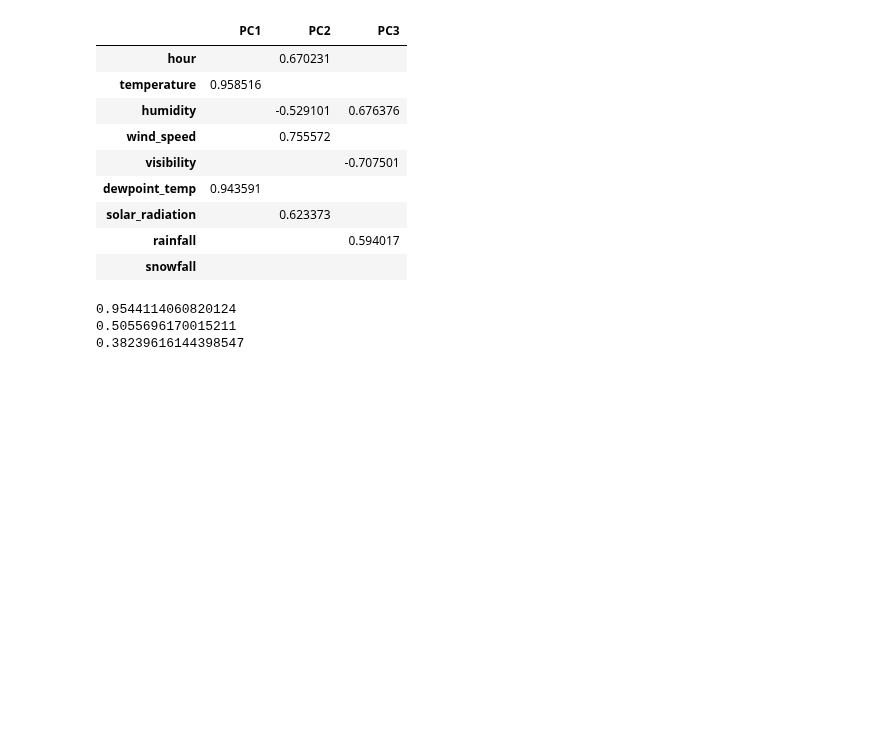
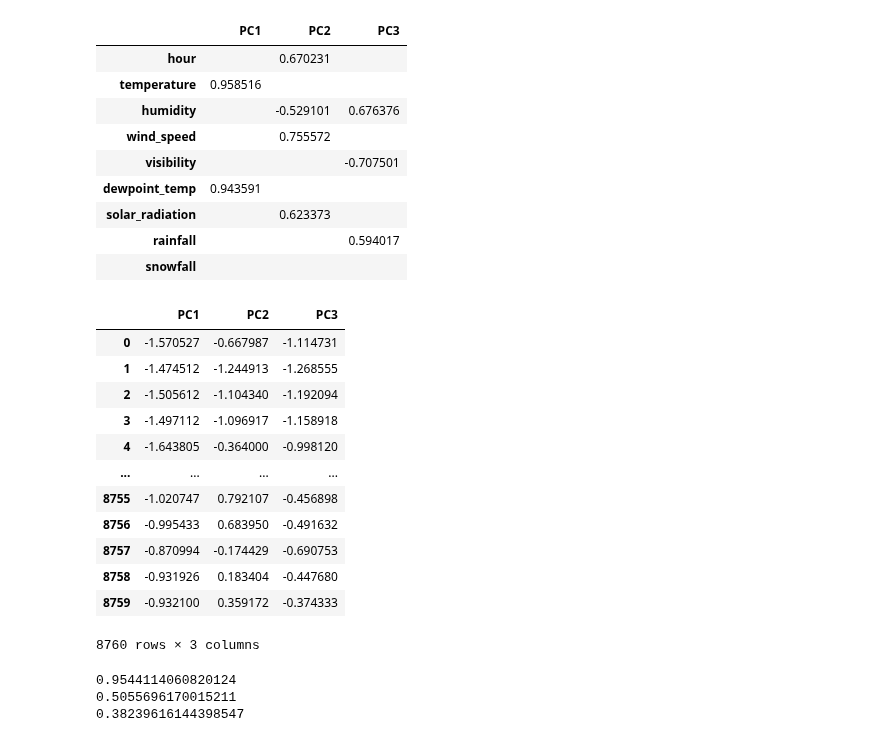
Before and after one commit to Jiian/seoulbike, a Jupyter notebook: PCA/pca bike.ipynb, the cells around one changed output. Cells and saved outputs as stored; diff of their text form; code cells hidden in the pictures; blank space fills up the shorter version.

```diff
--- a/PCA/pca bike.ipynb
+++ b/PCA/pca bike.ipynb
@@ -237,7 +237,10 @@ def evaluate_pcs(num_of_pcs,data):
     for i in loadingcols:
         newcols[i] = "PC" + str(i+1)
     loadings.rename(columns = newcols,inplace=True)
-    return loadings
+
+
+    df_pca = f.transform(data)
+    return loadings , df_pca
 
 # The following function generates the rotation matrix. Recall that we use
 # this matrix to determine if the PCs generated are easily understandable and appropriate.
@@ -250,7 +253,8 @@ def CronbachAlpha(itemscores): #calculate the CronbachAlpha to see how closely r
     nitems = itemscores.shape[1]
     return (nitems / (nitems-1)) * (1 - (itemvars.sum() / tscores.var(ddof=1)))
 # %%
-evaluate_pcs(3,scaled_features[colnames])
+pca_label, df_pca_array =evaluate_pcs(3,scaled_features[colnames])
+pca_label
 # from the elbow plot
 # %% [output]
 |  | PC1 | PC2 | PC3 |
@@ -263,6 +267,23 @@ evaluate_pcs(3,scaled_features[colnames])
 | solar_radiation |  | 0.623373 |  |
 | rainfall |  |  | 0.594017 |
 | snowfall |  |  |  |
+# %%
+df_pca = pd.DataFrame(df_pca_array, columns =['temperature','humidity','PC3'])
+df_pca
+# %% [output]
+|  | PC1 | PC2 | PC3 |
+| 0 | -1.570527 | -0.667987 | -1.114731 |
+| 1 | -1.474512 | -1.244913 | -1.268555 |
+| 2 | -1.505612 | -1.104340 | -1.192094 |
+| 3 | -1.497112 | -1.096917 | -1.158918 |
+| 4 | -1.643805 | -0.364000 | -0.998120 |
+| ... | ... | ... | ... |
+| 8755 | -1.020747 | 0.792107 | -0.456898 |
+| 8756 | -0.995433 | 0.683950 | -0.491632 |
+| 8757 | -0.870994 | -0.174429 | -0.690753 |
+| 8758 | -0.931926 | 0.183404 | -0.447680 |
+| 8759 | -0.932100 | 0.359172 | -0.374333 |
+8760 rows × 3 columns
 # %%
 print(CronbachAlpha(scaled_features[['temperature','dewpoint_temp']])) #Reliability of PC1
 print(CronbachAlpha(scaled_features[['hour','wind_speed','solar_radiation']])) #Reliability of PC2
```
